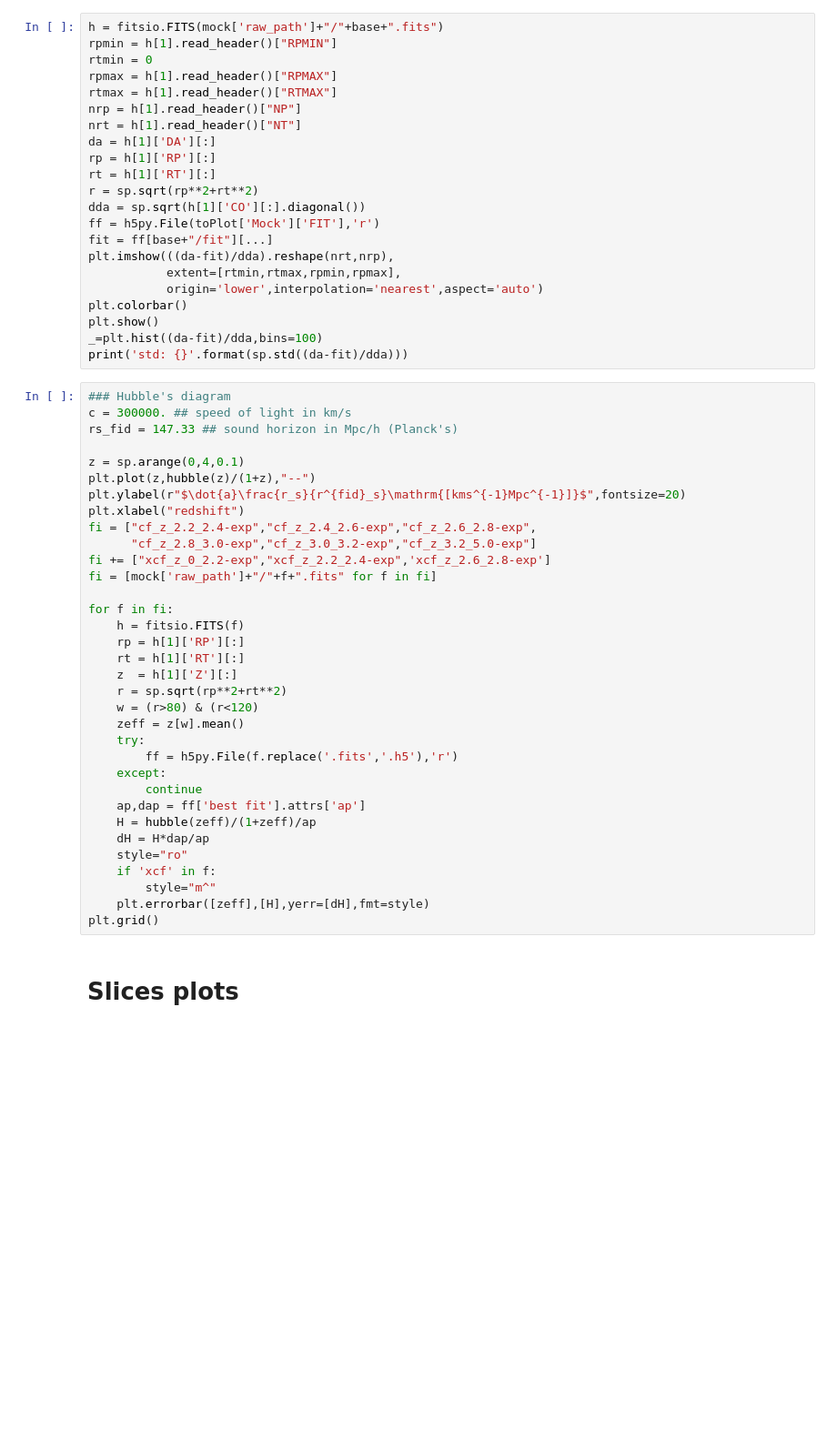
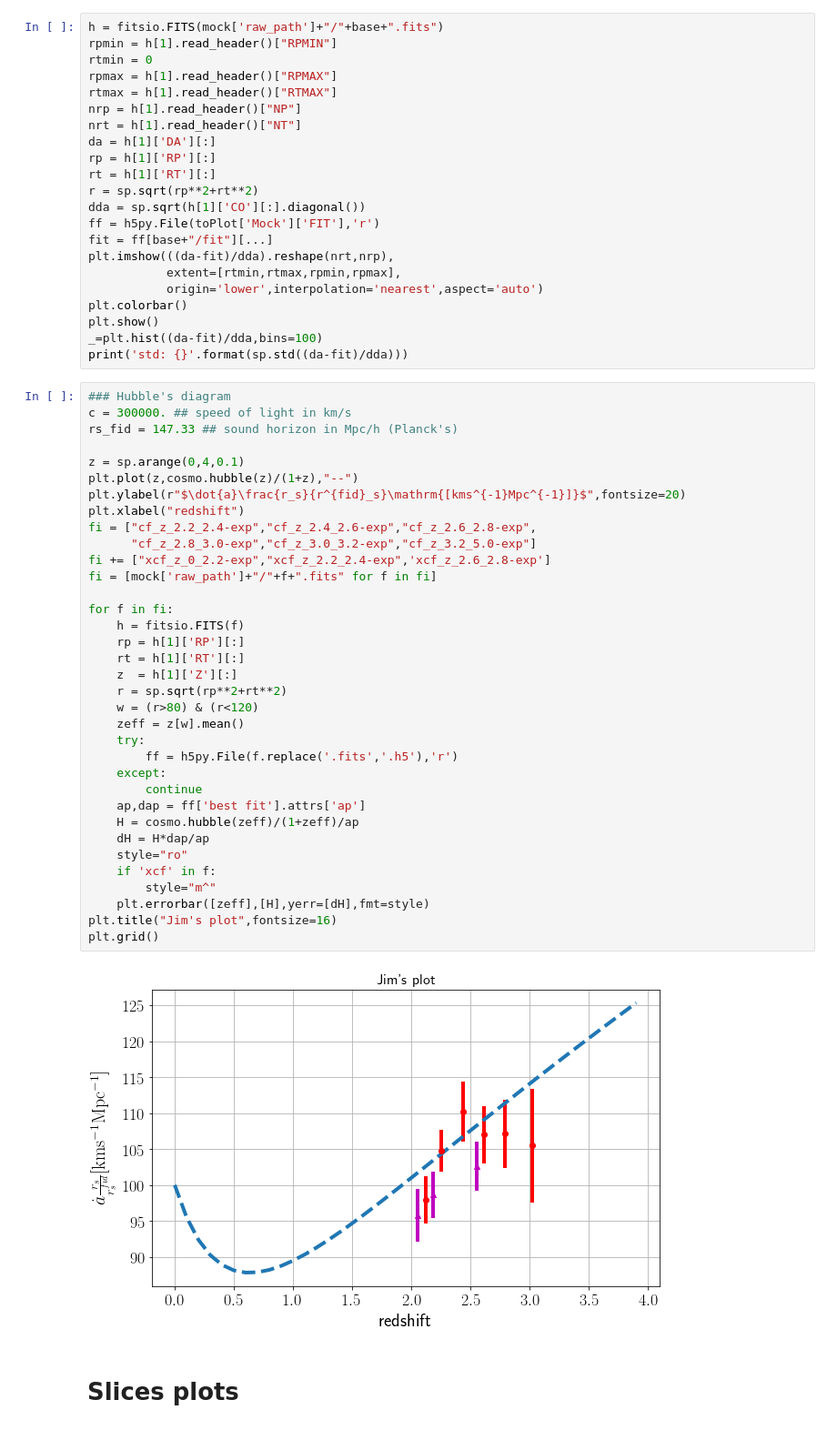
Before and after one commit to igmhub/picca, a Jupyter notebook: tutorials/QA_plots.ipynb, the cells around one changed output. Shown at 91% size. Cells and saved outputs as stored; diff of their text form; blank space fills up the shorter version.

```diff
--- a/tutorials/QA_plots.ipynb
+++ b/tutorials/QA_plots.ipynb
@@ -843,35 +863,38 @@ print('std: {}'.format(sp.std((da-fit)/dda)))
 c = 300000. ## speed of light in km/s
 rs_fid = 147.33 ## sound horizon in Mpc/h (Planck's)
 
 z = sp.arange(0,4,0.1)
-plt.plot(z,hubble(z)/(1+z),"--")
+plt.plot(z,cosmo.hubble(z)/(1+z),"--")
 plt.ylabel(r"$\dot{a}\frac{r_s}{r^{fid}_s}\mathrm{[kms^{-1}Mpc^{-1}]}$",fontsize=20)
 plt.xlabel("redshift")
 fi = ["cf_z_2.2_2.4-exp","cf_z_2.4_2.6-exp","cf_z_2.6_2.8-exp",
       "cf_z_2.8_3.0-exp","cf_z_3.0_3.2-exp","cf_z_3.2_5.0-exp"]
 fi += ["xcf_z_0_2.2-exp","xcf_z_2.2_2.4-exp",'xcf_z_2.6_2.8-exp']
 fi = [mock['raw_path']+"/"+f+".fits" for f in fi]
 
 for f in fi:
     h = fitsio.FITS(f)
     rp = h[1]['RP'][:]
     rt = h[1]['RT'][:]
     z  = h[1]['Z'][:]
     r = sp.sqrt(rp**2+rt**2)
     w = (r>80) & (r<120)
     zeff = z[w].mean()
     try:
         ff = h5py.File(f.replace('.fits','.h5'),'r')
     except:
         continue
     ap,dap = ff['best fit'].attrs['ap']
-    H = hubble(zeff)/(1+zeff)/ap
+    H = cosmo.hubble(zeff)/(1+zeff)/ap
     dH = H*dap/ap
     style="ro"
     if 'xcf' in f:
         style="m^"
     plt.errorbar([zeff],[H],yerr=[dH],fmt=style)
+plt.title("Jim's plot",fontsize=16)
 plt.grid()
+# %% [output]
+[figure, added]
 # %% [markdown]
 # Slices plots
 # %%
```
Also changed, not shown: parts of 4 cells of this notebook, 2 other files.
